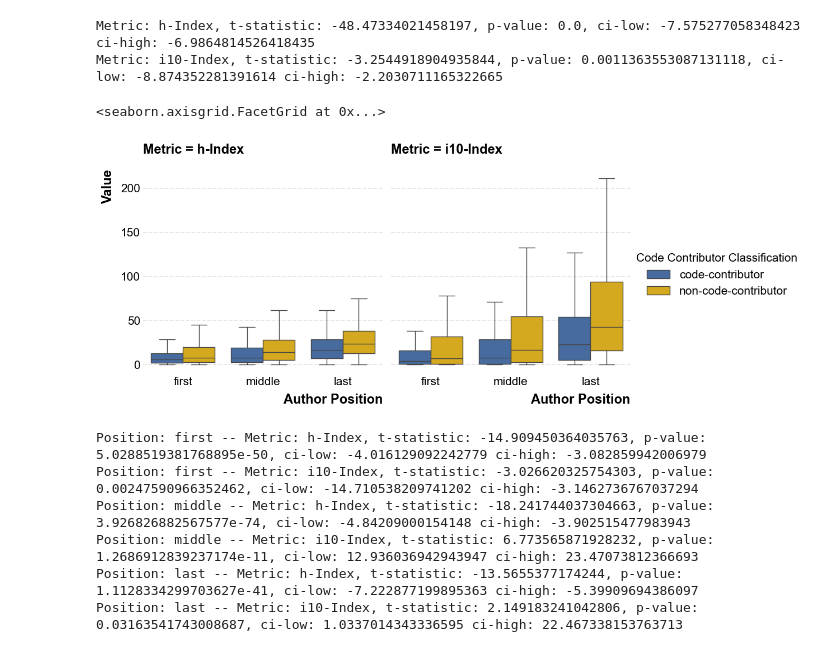
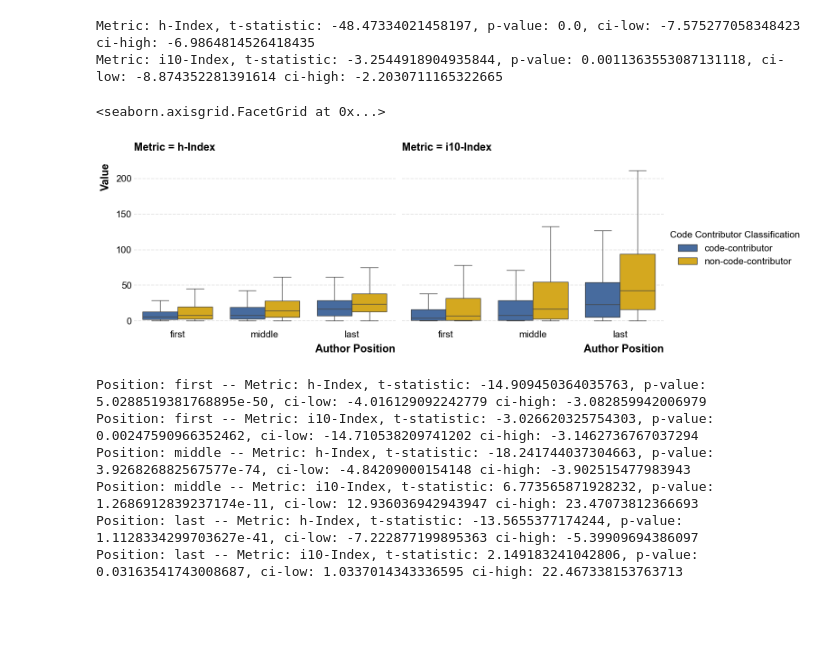
Before and after one commit to evamaxfield/rs-graph, a Jupyter notebook: notebooks/icssi.ipynb, the cells around one changed output. Cells and saved outputs as stored; diff of their text form; code cells hidden in the pictures; blank space fills up the shorter version.

```diff
--- a/notebooks/icssi.ipynb
+++ b/notebooks/icssi.ipynb
@@ -923,20 +935,21 @@ Metric: i10-Index, t-statistic: -3.2544918904935844, p-value: 0.0011363553087131
 # %%
 # Plot violinplots
 sns.catplot(
     data=matched_doc_contribs_df_long,
     x="Author Position",
     y="Value",
     hue="Code Contributor Classification",
     col="Metric",
     # col_wrap=2,
     kind="box",
     # cut=0,
     showfliers=False,
     legend=True,
+    aspect=1.3,
 )
 # %% [output]
 <seaborn.axisgrid.FacetGrid at 0x...>
-[figure, old version]
+[figure, new version]
 # %%
 # T-tests for each metric
 for position in matched_doc_contribs_df_long["Author Position"].unique():
```
Also changed, not shown: parts of 9 cells of this notebook.
